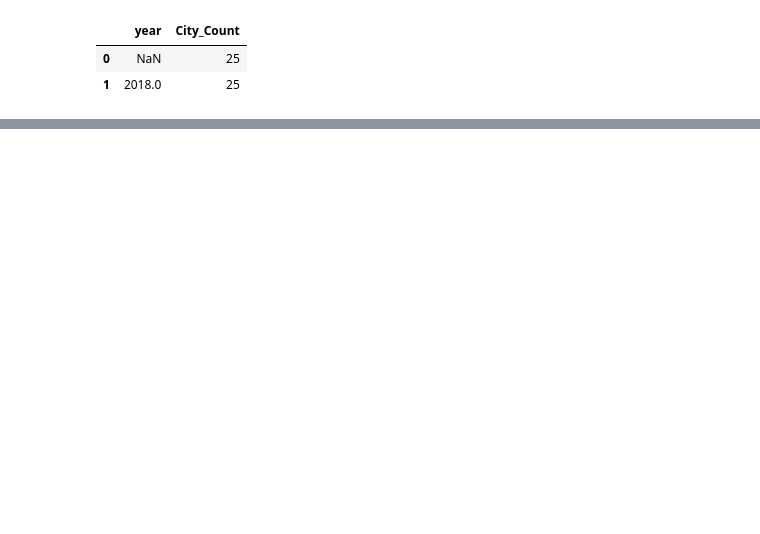
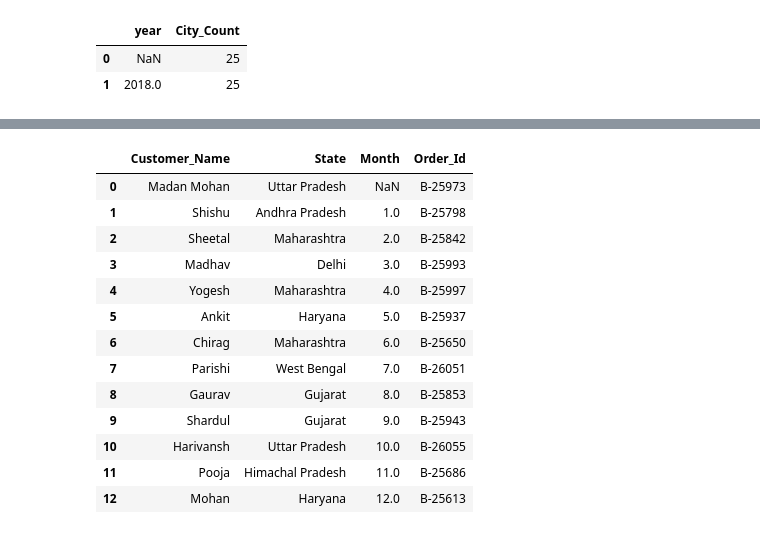
Before and after one commit to Maruf-Ahmad-khan/REVENUE-ANALYSIS, a Jupyter notebook: Case Study 2.ipynb, the cells around one changed output, grey strips where cells are left out. Cells and saved outputs as stored; diff of their text form; code cells hidden in the pictures; blank space fills up the shorter version.

```diff
--- a/Case Study 2.ipynb
+++ b/Case Study 2.ipynb
@@ -582,0 +674,19 @@ Distinct_Date
+# %%
+# For each month, count the number of distinct customers who placed orders.
+Distinct_Customer = pd.read_sql("SELECT Customer_Name,State, month(Order_Date) AS Month, Order_Id FROM orders GROUP BY month(Order_Date)" , mydb)
+Distinct_Customer
+# %% [output]
+|  | Customer_Name | State | Month | Order_Id |
+| 0 | Madan Mohan | Uttar Pradesh | NaN | B-25973 |
+| 1 | Shishu | Andhra Pradesh | 1.0 | B-25798 |
+| 2 | Sheetal | Maharashtra | 2.0 | B-25842 |
+| 3 | Madhav | Delhi | 3.0 | B-25993 |
+| 4 | Yogesh | Maharashtra | 4.0 | B-25997 |
+| 5 | Ankit | Haryana | 5.0 | B-25937 |
+| 6 | Chirag | Maharashtra | 6.0 | B-25650 |
+| 7 | Parishi | West Bengal | 7.0 | B-26051 |
+| 8 | Gaurav | Gujarat | 8.0 | B-25853 |
+| 9 | Shardul | Gujarat | 9.0 | B-25943 |
+| 10 | Harivansh | Uttar Pradesh | 10.0 | B-26055 |
+| 11 | Pooja | Himachal Pradesh | 11.0 | B-25686 |
+| 12 | Mohan | Haryana | 12.0 | B-25613 |
```
Also changed, not shown: parts of 36 cells of this notebook, 4 other files.
